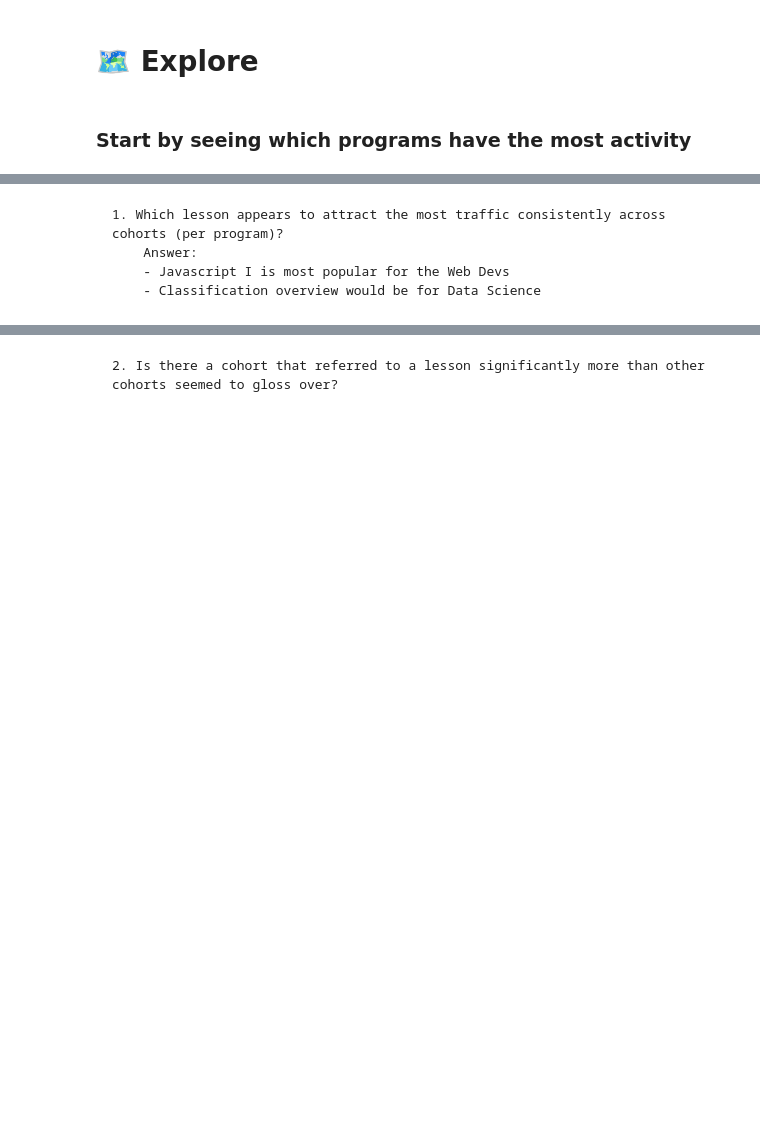
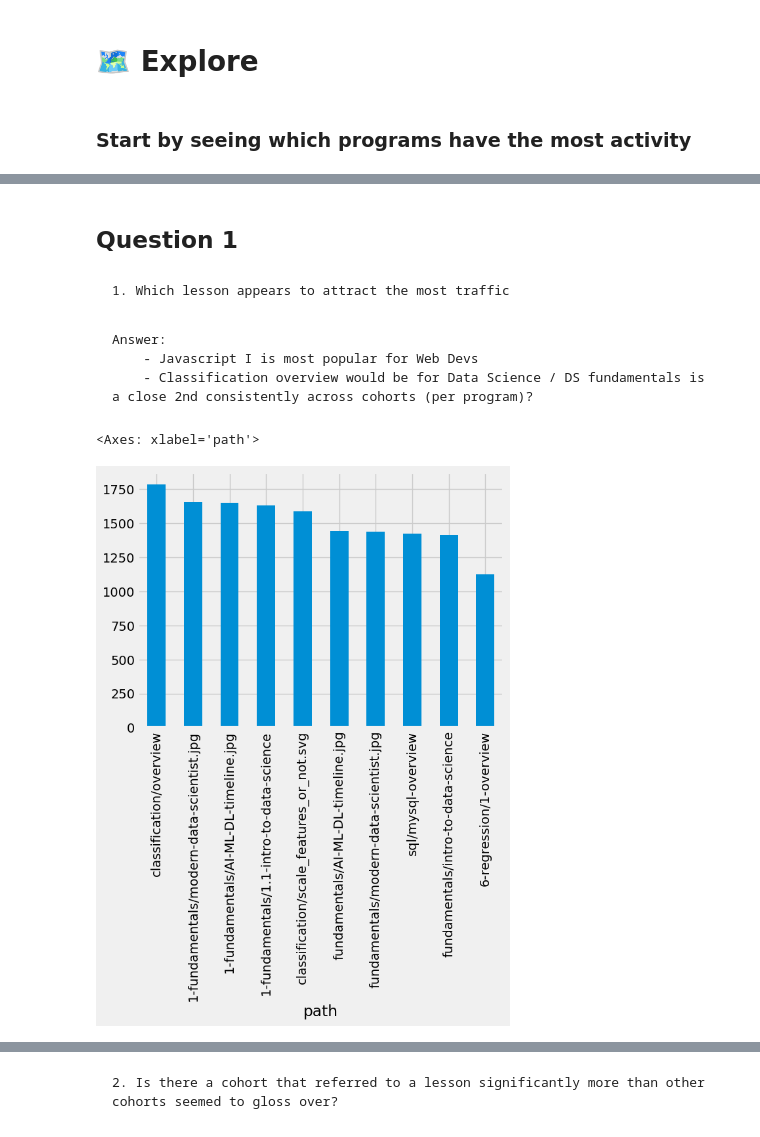
Before and after one commit to jeremiah-toribio/curriculum-anomalies, a Jupyter notebook: cur.ipynb, the cells around one changed output, grey strips where cells are left out. Saved outputs shown, nothing was run; the diff lists cells and outputs as text; code cells hidden in the pictures; blank space fills up the shorter version.

```diff
--- a/cur.ipynb
+++ b/cur.ipynb
@@ -106,5 +119,8 @@ Name: count, dtype: int64
+# %% [markdown]
+## Question 1
+# %% [markdown]
+    1. Which lesson appears to attract the most traffic
 # %% [markdown]
-    1. Which lesson appears to attract the most traffic consistently across cohorts (per program)?
-        Answer:
-        - Javascript I is most popular for the Web Devs
-        - Classification overview would be for Data Science
+    Answer:
+        - Javascript I is most popular for Web Devs
+        - Classification overview would be for Data Science / DS fundamentals is a close 2nd consistently across cohorts (per program)?
@@ -111 +146,7 @@ Name: count, dtype: int64
+# %%
+# top 10 paths for all programs & cohorts
+ds[(ds.path != '/') & (ds.path != 'search/search_index.json') & (ds.path != 'toc')].groupby('path')['program_id'].count().sort_values(ascending=False).head(10).plot(kind='bar')
+# %% [output]
+<Axes: xlabel='path'>
+[figure, added]
 # %%
```
Also changed, not shown: parts of 50 cells of this notebook, 3 other files.
